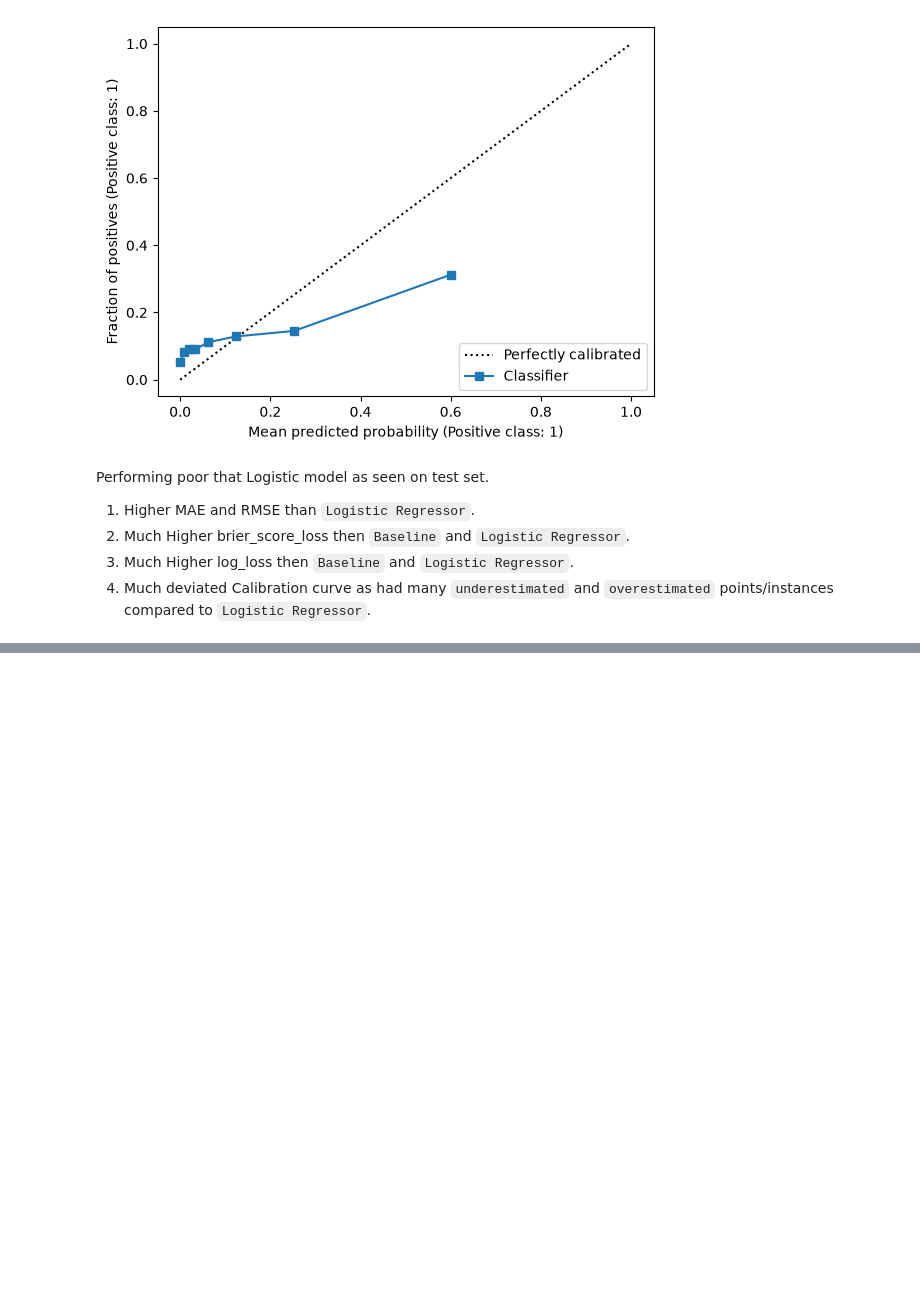
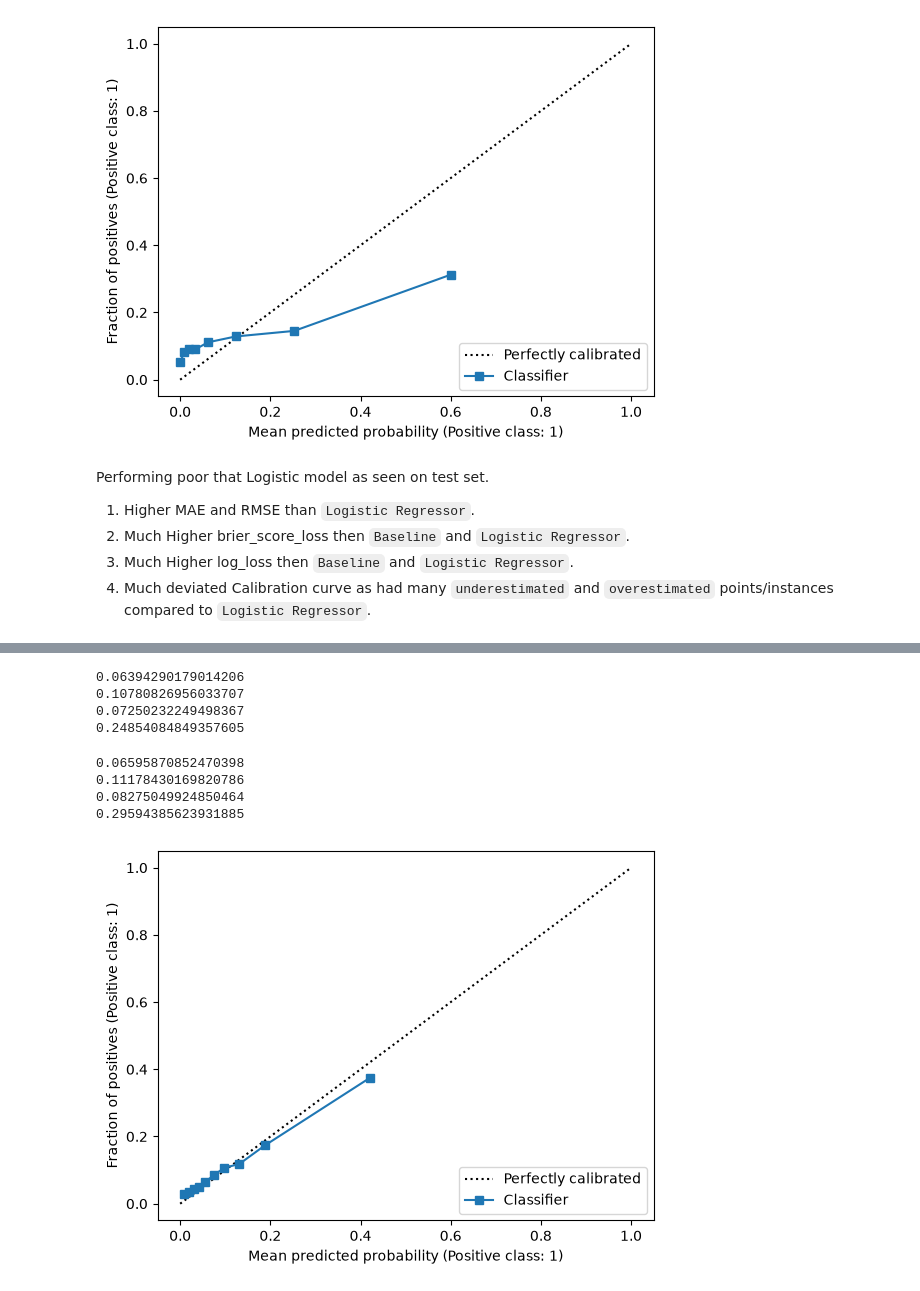
Before and after one commit to AtharvaManale/xG-predict, a Jupyter notebook: notebooks/preprocessing_and_experimentation.ipynb, the cells around one changed output, grey strips where cells are left out. Drawn from its saved outputs; the diff is of its cells as text; code cells hidden in the pictures; blank space fills up the shorter version.

Commit message:
Experimentation: XGBoost model (XGBClassifier)

```diff
--- a/notebooks/preprocessing_and_experimentation.ipynb
+++ b/notebooks/preprocessing_and_experimentation.ipynb
@@ -228,0 +233,7 @@ Performing poor that Logistic model as seen on test set.
+# %%
+xgboost_pipeline = Pipeline([
+    ('preprocessing', preprocessing),
+    ('model', XGBClassifier())
+])
+# %%
+xgboost_pipeline.fit(X_train, y_train)
@@ -228,0 +258,31 @@ Performing poor that Logistic model as seen on test set.
+# %%
+# predicted xG for trainset
+predicted_xG_train = xgboost_pipeline.predict_proba(X_train)[:, 1]
+print(mean_absolute_error(xg_train, predicted_xG_train))
+print(root_mean_squared_error(xg_train, predicted_xG_train))
+actual_goals_train = np.asarray(y_train).ravel()
+print(brier_score_loss(actual_goals_train, predicted_xG_train))
+print(log_loss(actual_goals_train, predicted_xG_train))
+# %% [output]
+0.06394290179014206
+0.10780826956033707
+0.07250232249498367
+0.24854084849357605
+# %%
+# predicted xG for testset
+predicted_xG_test = xgboost_pipeline.predict_proba(X_test)[:, 1]
+print(mean_absolute_error(xg_test, predicted_xG_test))
+print(root_mean_squared_error(xg_test, predicted_xG_test))
+actual_goals_test = np.asarray(y_test).ravel()
+print(brier_score_loss(actual_goals_test, predicted_xG_test))
+print(log_loss(actual_goals_test, predicted_xG_test))
+# %% [output]
+0.06595870852470398
+0.11178430169820786
+0.08275049924850464
+0.29594385623931885
+# %%
+CalibrationDisplay.from_predictions(actual_goals_test, predicted_xG_test, n_bins=10, strategy='quantile')
+plt.show()
+# %% [output]
+[figure, added]
```
Also changed, not shown: parts of 3 cells of this notebook.
